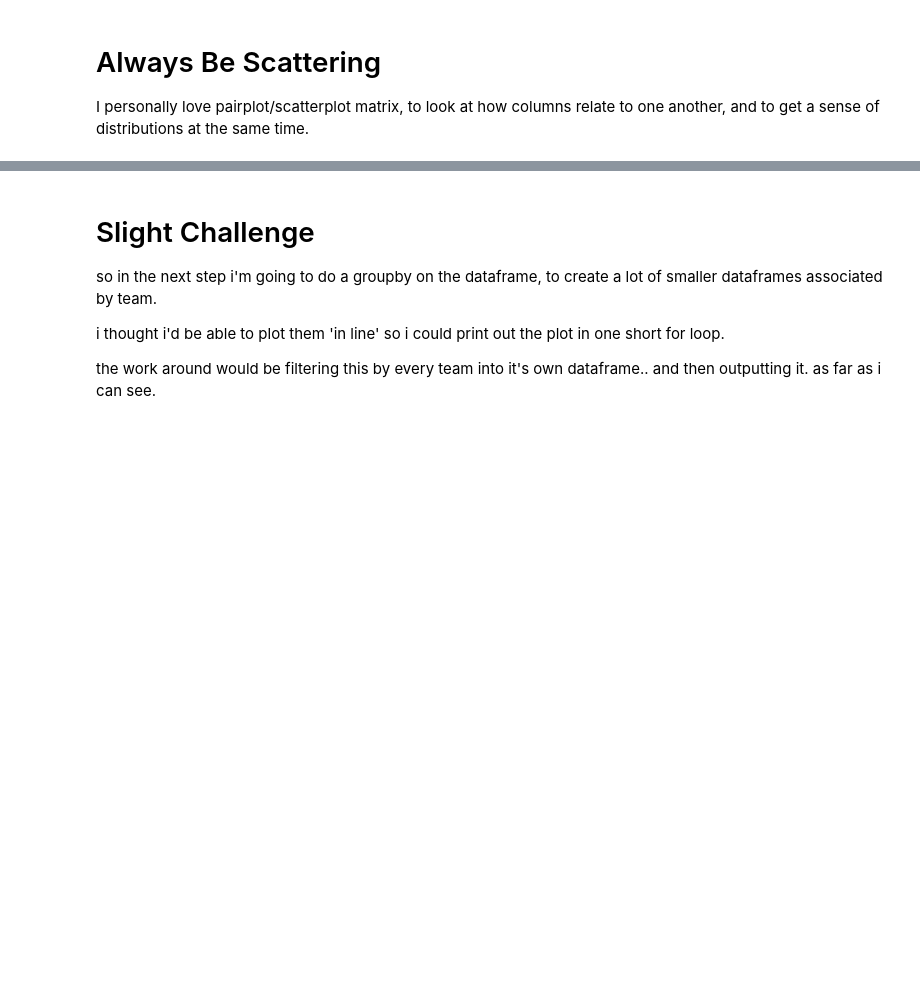
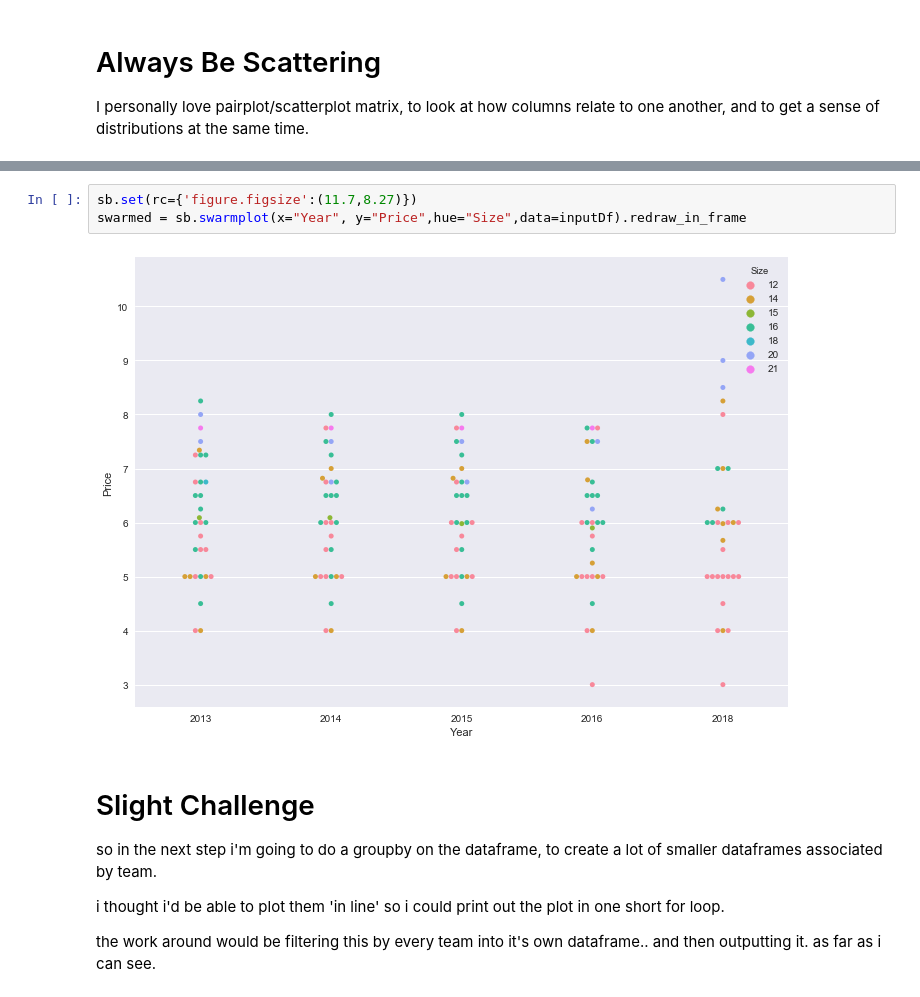
Before and after one commit to FreddosaurusRex/MakeOverMonday, a Jupyter notebook: MLBBeerNoteBook.ipynb, the cells around one changed output, grey strips where cells are left out. Cells and saved outputs as stored; diff of their text form; blank space fills up the shorter version.

```diff
--- a/MLBBeerNoteBook.ipynb
+++ b/MLBBeerNoteBook.ipynb
@@ -52,3 +57,8 @@ plot
+# %%
+sb.set(rc={'figure.figsize':(11.7,8.27)})
+swarmed = sb.swarmplot(x="Year", y="Price",hue="Size",data=inputDf).redraw_in_frame
+# %% [output]
+[figure, added]
 # %% [markdown]
 # Slight Challenge
 so in the next step i'm going to do a groupby on the dataframe, to create a lot of smaller dataframes associated by team.
```
Also changed, not shown: parts of 4 cells of this notebook.
